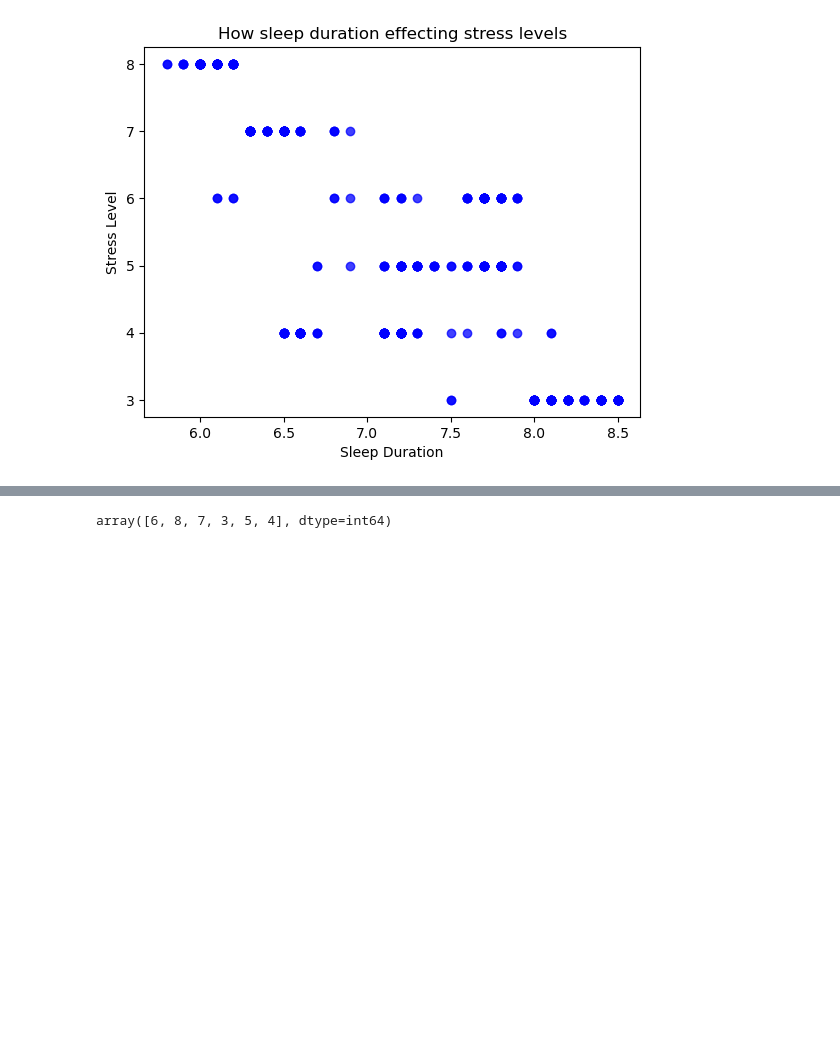
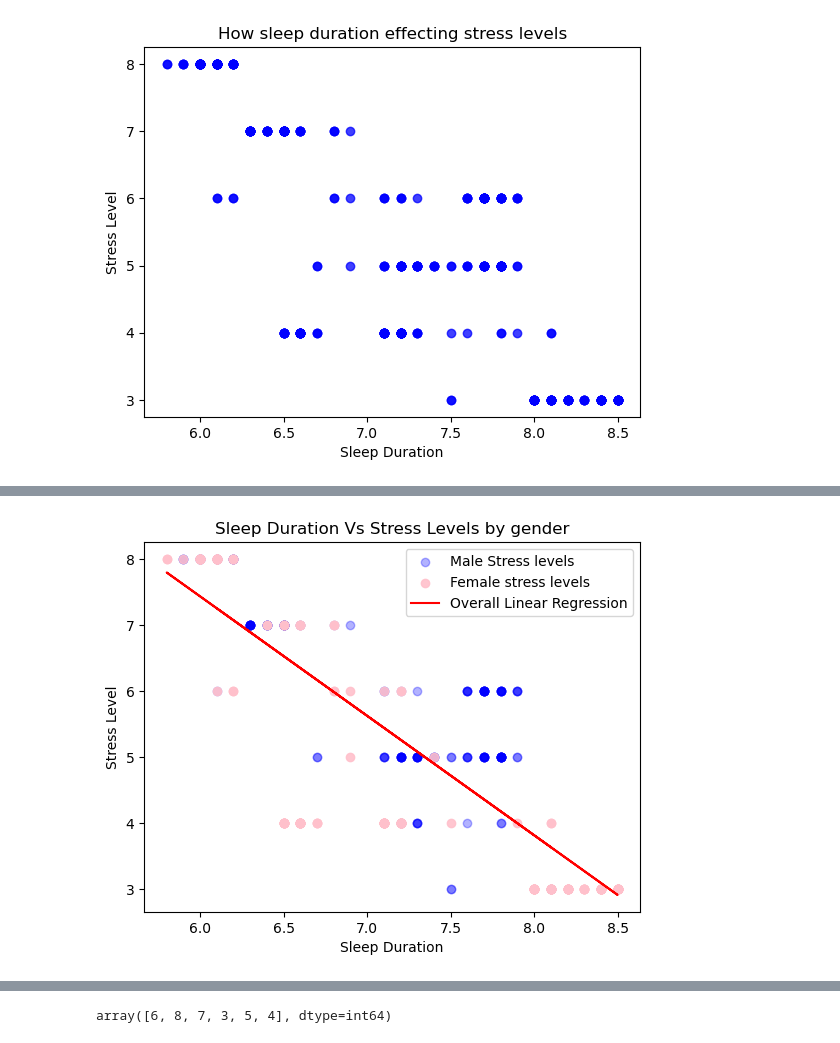
Before and after one commit to rfe123/umn_data_project_001, a Jupyter notebook: src/Deepika_Visualizations.ipynb, the cells around one changed output, grey strips where cells are left out. Saved outputs shown, nothing was run; the diff lists cells and outputs as text; code cells hidden in the pictures; blank space fills up the shorter version.

```diff
--- a/src/Deepika_Visualizations.ipynb
+++ b/src/Deepika_Visualizations.ipynb
@@ -92,0 +86,36 @@ plt.show()
+# %%
+# Extract features and target variable from the combined dataset
+X = sleep_health_df['Sleep Duration']
+y = sleep_health_df['Stress Level']
+
+# Create a linear regression model
+model = LinearRegression()
+
+# Fit the model
+model.fit(X.values.reshape(-1, 1), y)
+
+# Make predictions
+y_pred = model.predict(X.values.reshape(-1, 1))
+
+# Scatter plot for male
+plt.scatter(male_df['Sleep Duration'], male_df['Stress Level'], label='Male Stress levels', color='blue', alpha=0.3)
+
+# Scatter plot for female
+plt.scatter(female_df['Sleep Duration'], female_df['Stress Level'], label='Female stress levels', color='pink', alpha=0.9)
+
+# Plot the regression line using combined data
+plt.plot(X, y_pred, color='red', label='Overall Linear Regression')
+
+# Labels and title
+plt.xlabel('Sleep Duration')
+plt.ylabel('Stress Level')
+plt.title('Sleep Duration Vs Stress Levels by gender')
+
+# Display legend
+plt.legend()
+
+# Save an image
+plt.savefig("../images/sleep_vs_stress_gender.png")
+plt.show()
+# %% [output]
+[figure, added]
```
Also changed, not shown: parts of 6 cells of this notebook, 3 other files.
